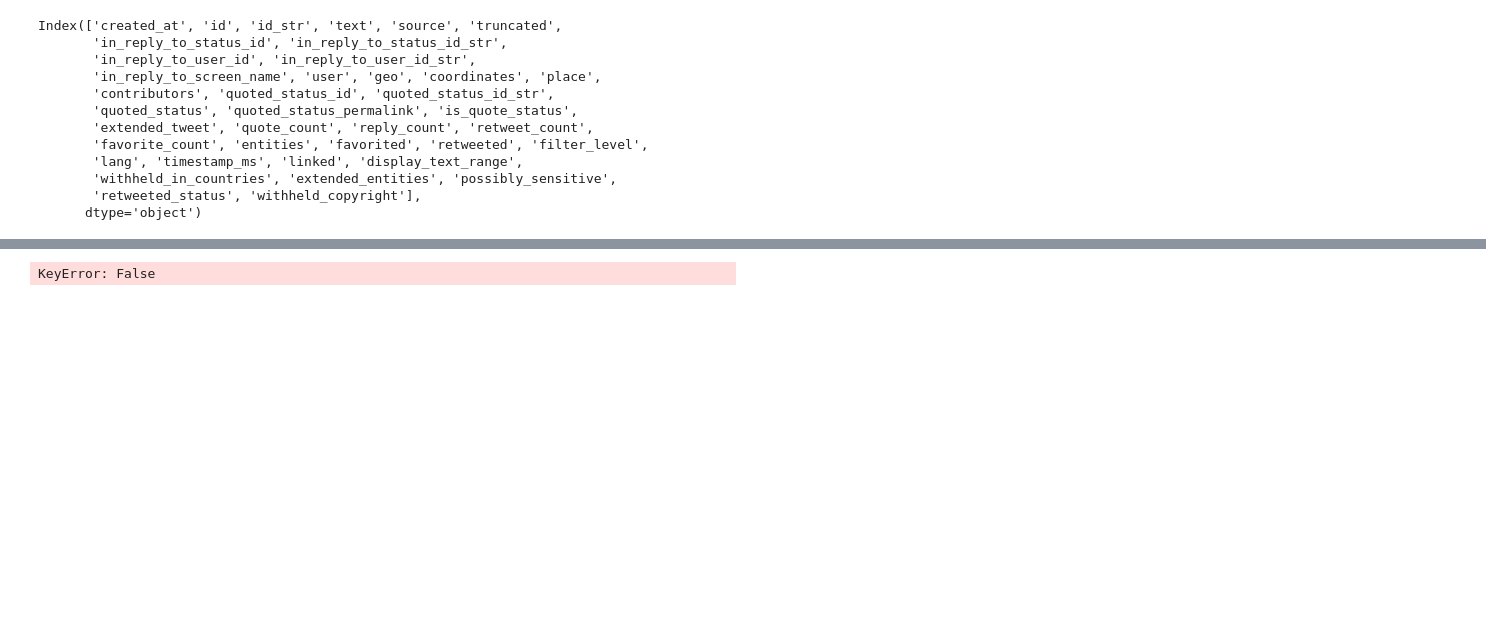
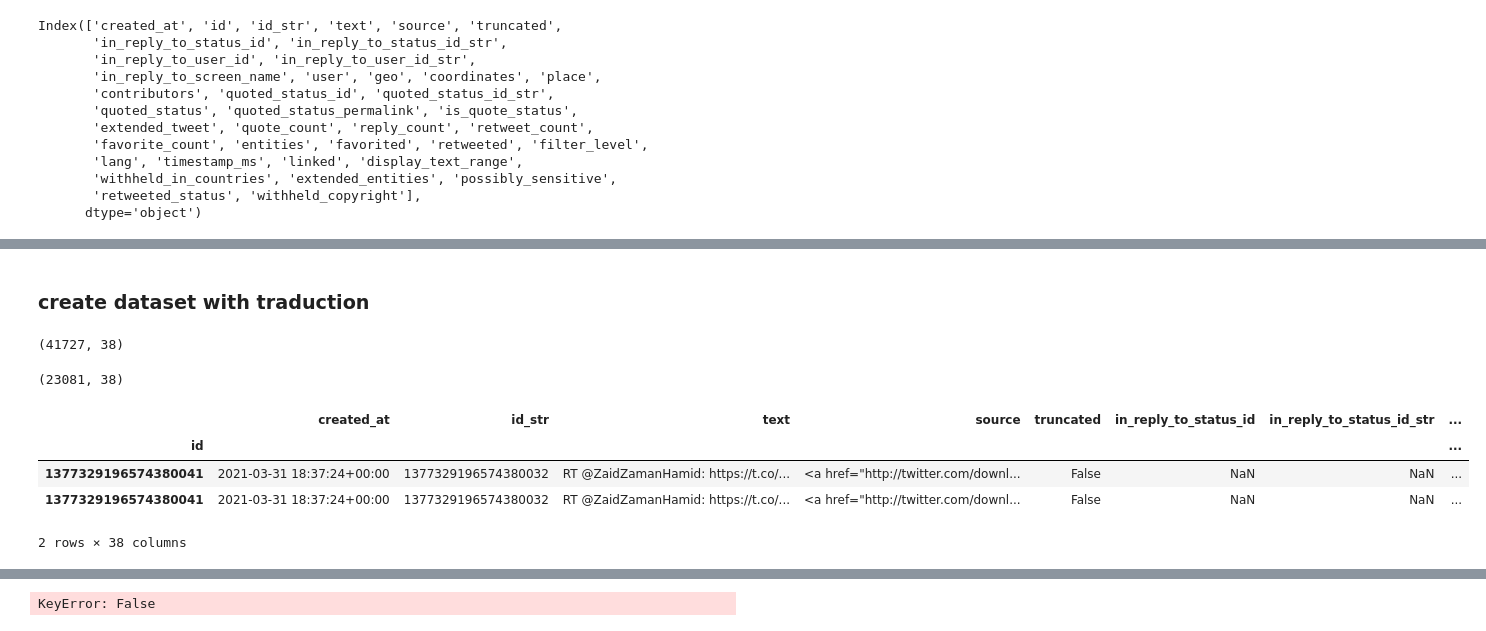
Before and after one commit to EvaLvn/ML_project2, a Jupyter notebook: Robin_notebook.ipynb, the cells around one changed output, grey strips where cells are left out. Saved outputs shown, nothing was run; the diff lists cells and outputs as text; code cells hidden in the pictures; blank space fills up the shorter version.

Commit message:
traduction_robin

```diff
--- a/Robin_notebook.ipynb
+++ b/Robin_notebook.ipynb
@@ -46,0 +34,8 @@ Name: text, Length: 552, dtype: object>
+# %% [markdown]
+### create dataset with traduction
+# %%
+df_cen.set_index('id', inplace=True)
+# %%
+df_cen.shape
+# %% [output]
+(41727, 38)
@@ -46,0 +44,12 @@ Name: text, Length: 552, dtype: object>
+# %%
+df_without_duplicate.shape
+# %% [output]
+(23081, 38)
+# %%
+df_cen.loc[1377329196574380041]
+# %% [output]
+|  | created_at | id_str | text | source | truncated | in_reply_to_status_id | in_reply_to_status_id_str | ... |
+| id |  |  |  |  |  |  |  | ... |
+| 1377329196574380041 | 2021-03-31 18:37:24+00:00 | 1377329196574380032 | RT @ZaidZamanHamid: https://t.co/... | <a href="http://twitter.com/downl... | False | NaN | NaN | ... |
+| 1377329196574380041 | 2021-03-31 18:37:24+00:00 | 1377329196574380032 | RT @ZaidZamanHamid: https://t.co/... | <a href="http://twitter.com/downl... | False | NaN | NaN | ... |
+2 rows × 38 columns
```
Also changed, not shown: parts of 29 cells of this notebook.
